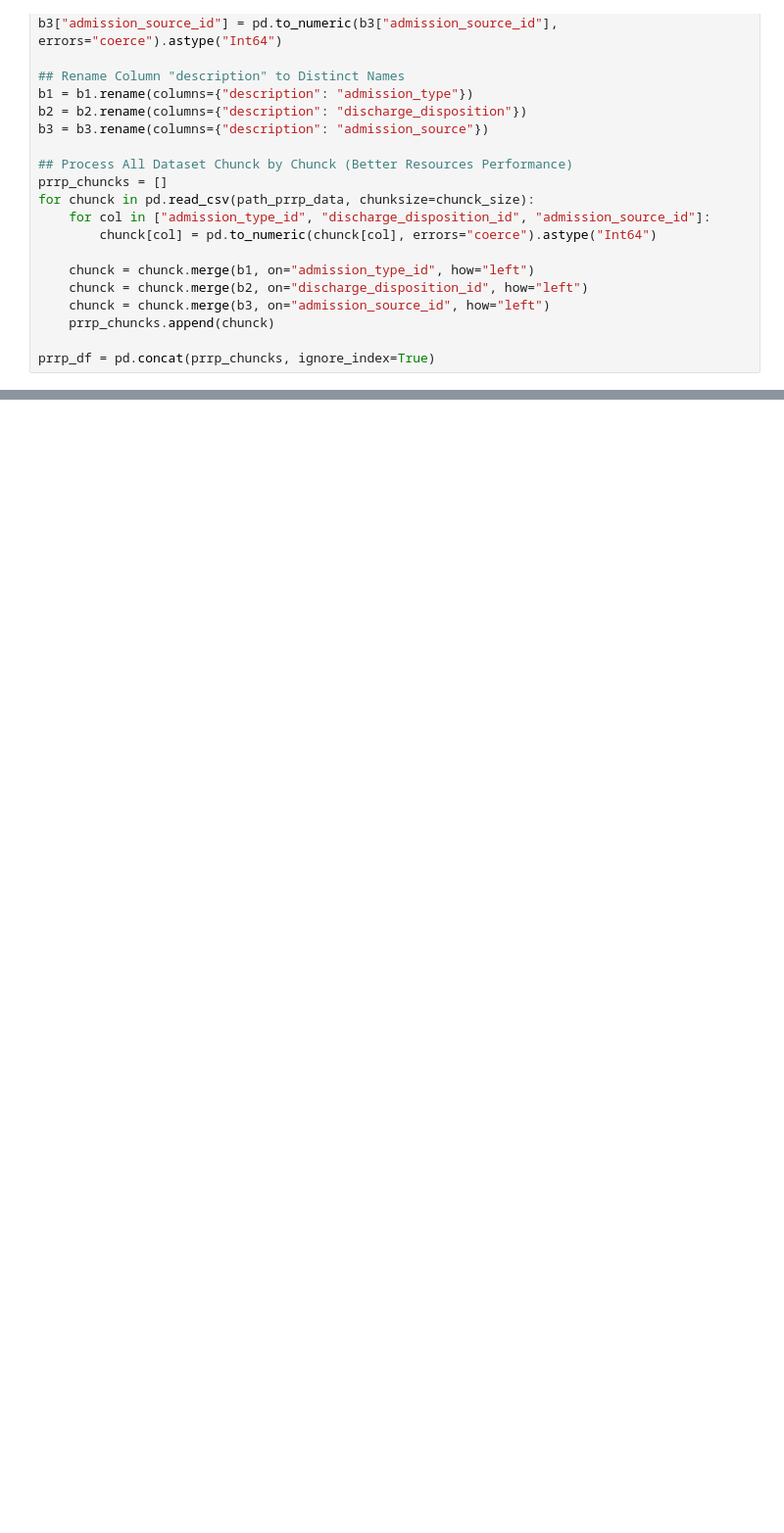
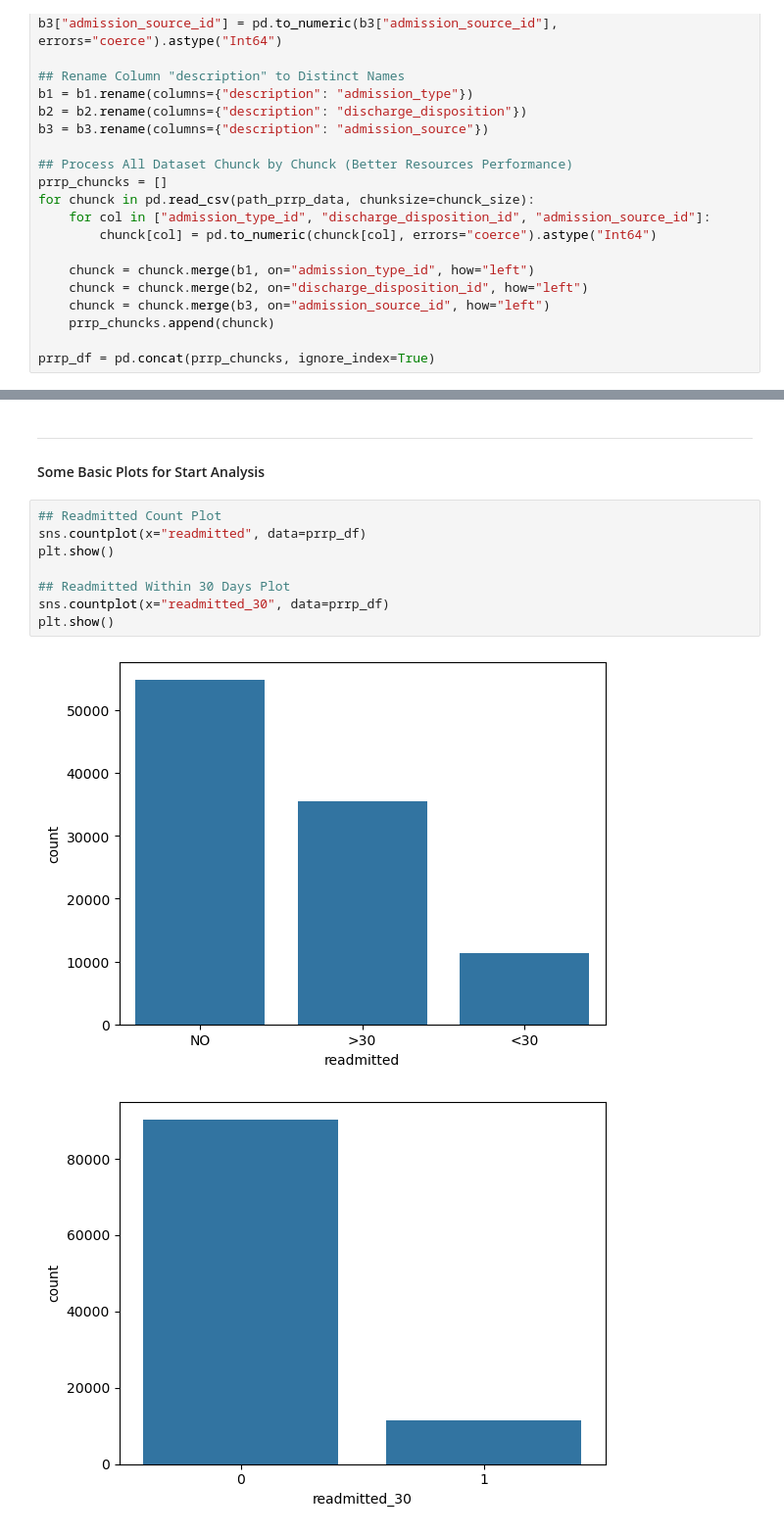
Before and after one commit to oSLaYN/patient-readmission-risk-predictor, a Jupyter notebook: main.ipynb, the cells around one changed output, grey strips where cells are left out. Shown at 98% size. Drawn from its saved outputs; the diff is of its cells as text; blank space fills up the shorter version.

Commit message:
Bigger Progression on EDA and Basic Representation

```diff
--- a/main.ipynb
+++ b/main.ipynb
@@ -163,0 +303,15 @@ Name: count, dtype: int64
+# %% [markdown]
+<hr />
+
+#### Some Basic Plots for Start Analysis
+# %%
+## Readmitted Count Plot
+sns.countplot(x="readmitted", data=prrp_df)
+plt.show()
+
+## Readmitted Within 30 Days Plot
+sns.countplot(x="readmitted_30", data=prrp_df)
+plt.show()
+# %% [output]
+[figure, added]
+[figure, added]
```
Also changed, not shown: parts of 13 cells of this notebook.
